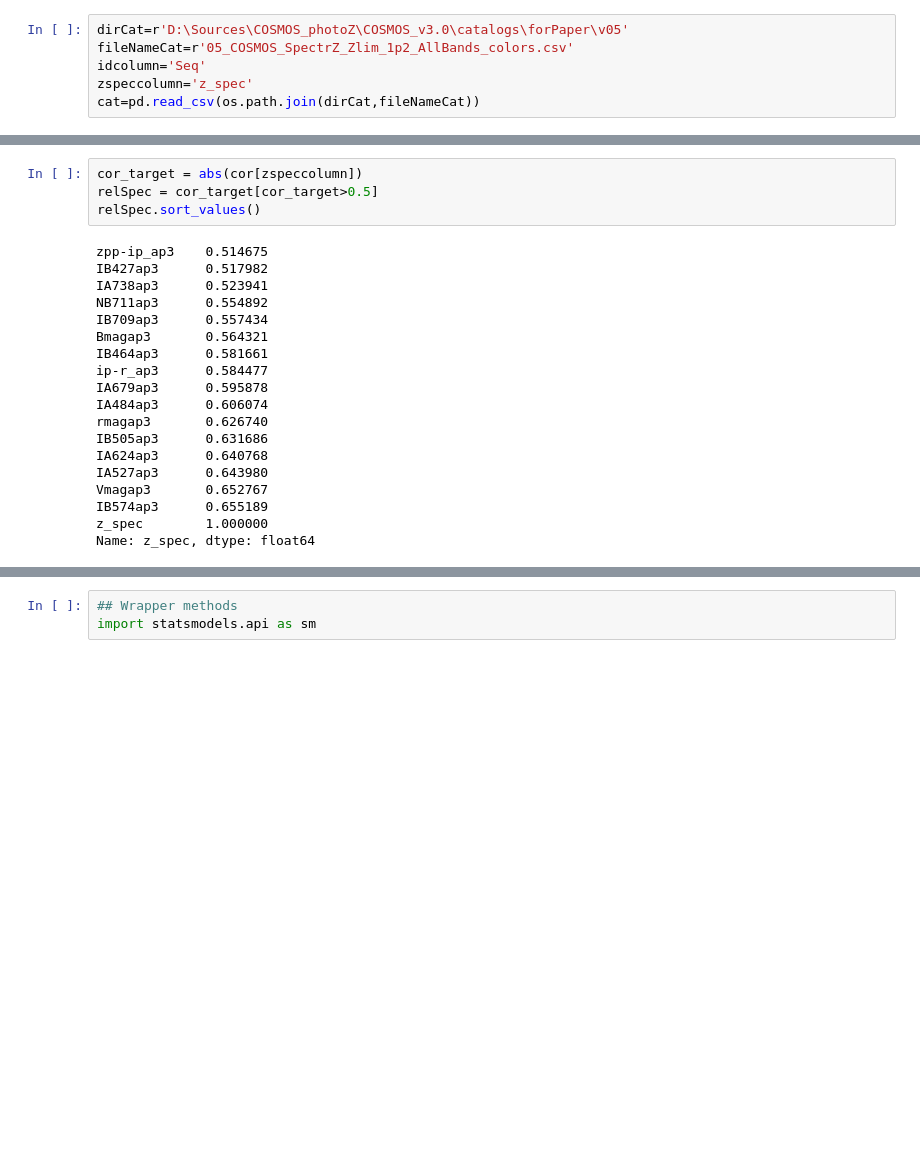
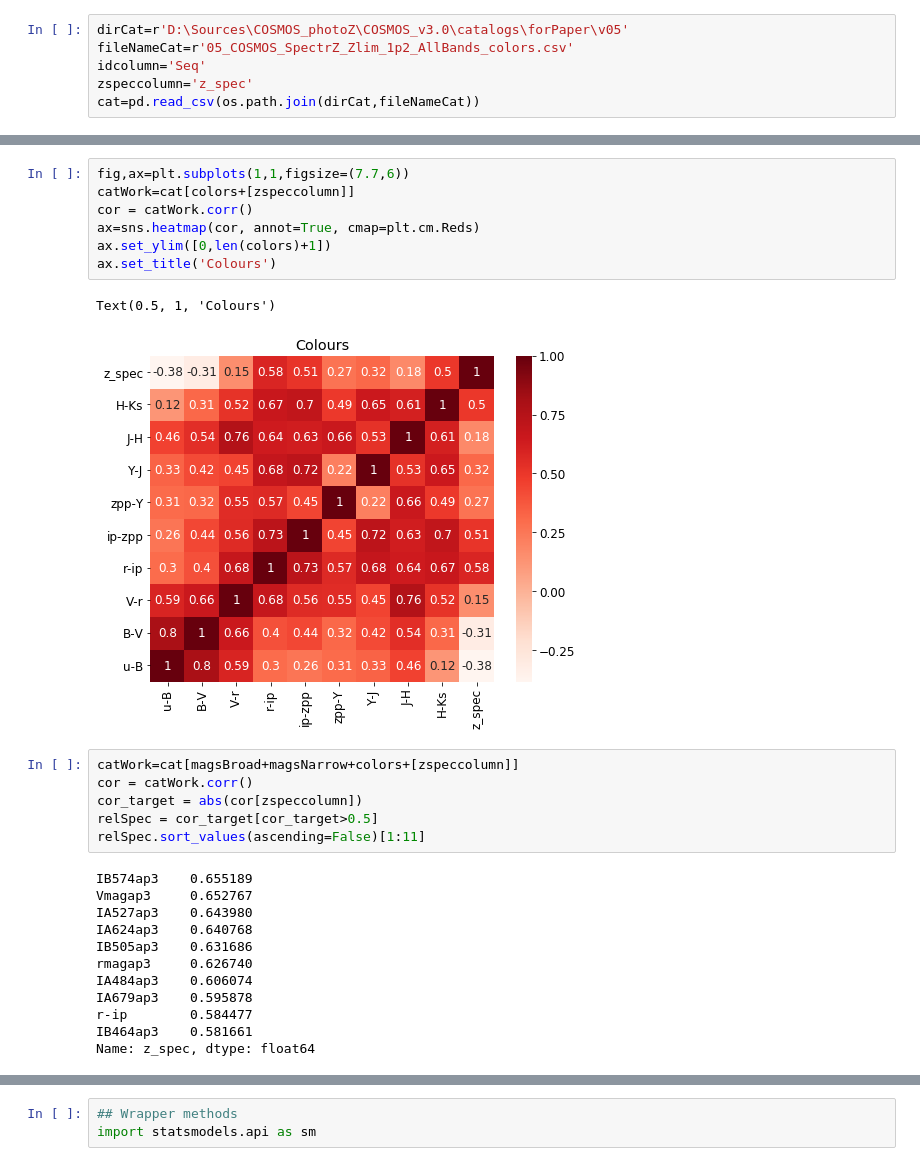
Before and after one commit to ShrRa/COSMOS_SOM, a Jupyter notebook: Vis-UV-IR/FeatureSelection.ipynb, the cells around one changed output, grey strips where cells are left out. Drawn from its saved outputs; the diff is of its cells as text; blank space fills up the shorter version.

```diff
--- a/Vis-UV-IR/FeatureSelection.ipynb
+++ b/Vis-UV-IR/FeatureSelection.ipynb
@@ -30,23 +47,28 @@ plt.show()
+# %%
+fig,ax=plt.subplots(1,1,figsize=(7.7,6))
+catWork=cat[colors+[zspeccolumn]]
+cor = catWork.corr()
+ax=sns.heatmap(cor, annot=True, cmap=plt.cm.Reds)
+ax.set_ylim([0,len(colors)+1])
+ax.set_title('Colours')
+# %% [output]
+Text(0.5, 1, 'Colours')
+[figure, added]
 # %%
+catWork=cat[magsBroad+magsNarrow+colors+[zspeccolumn]]
+cor = catWork.corr()
 cor_target = abs(cor[zspeccolumn])
 relSpec = cor_target[cor_target>0.5]
-relSpec.sort_values()
+relSpec.sort_values(ascending=False)[1:11]
 # %% [output]
-zpp-ip_ap3    0.514675
-IB427ap3      0.517982
-IA738ap3      0.523941
-NB711ap3      0.554892
-IB709ap3      0.557434
-Bmagap3       0.564321
-IB464ap3      0.581661
-ip-r_ap3      0.584477
-IA679ap3      0.595878
-IA484ap3      0.606074
-rmagap3       0.626740
-IB505ap3      0.631686
-IA624ap3      0.640768
-IA527ap3      0.643980
-Vmagap3       0.652767
-IB574ap3      0.655189
-z_spec        1.000000
+IB574ap3    0.655189
+Vmagap3     0.652767
+IA527ap3    0.643980
+IA624ap3    0.640768
+IB505ap3    0.631686
+rmagap3     0.626740
+IA484ap3    0.606074
+IA679ap3    0.595878
+r-ip        0.584477
+IB464ap3    0.581661
 Name: z_spec, dtype: float64
```
Also changed, not shown: parts of 32 cells of this notebook.
